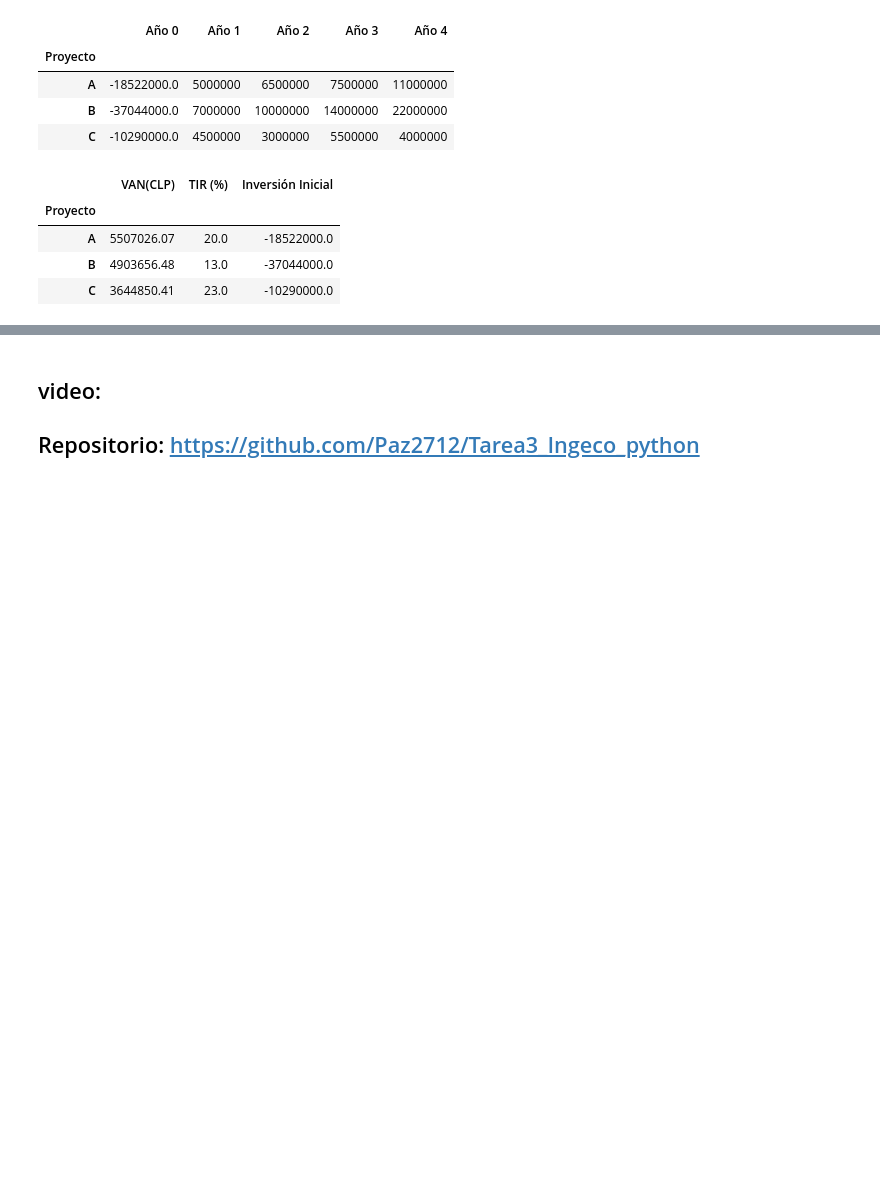
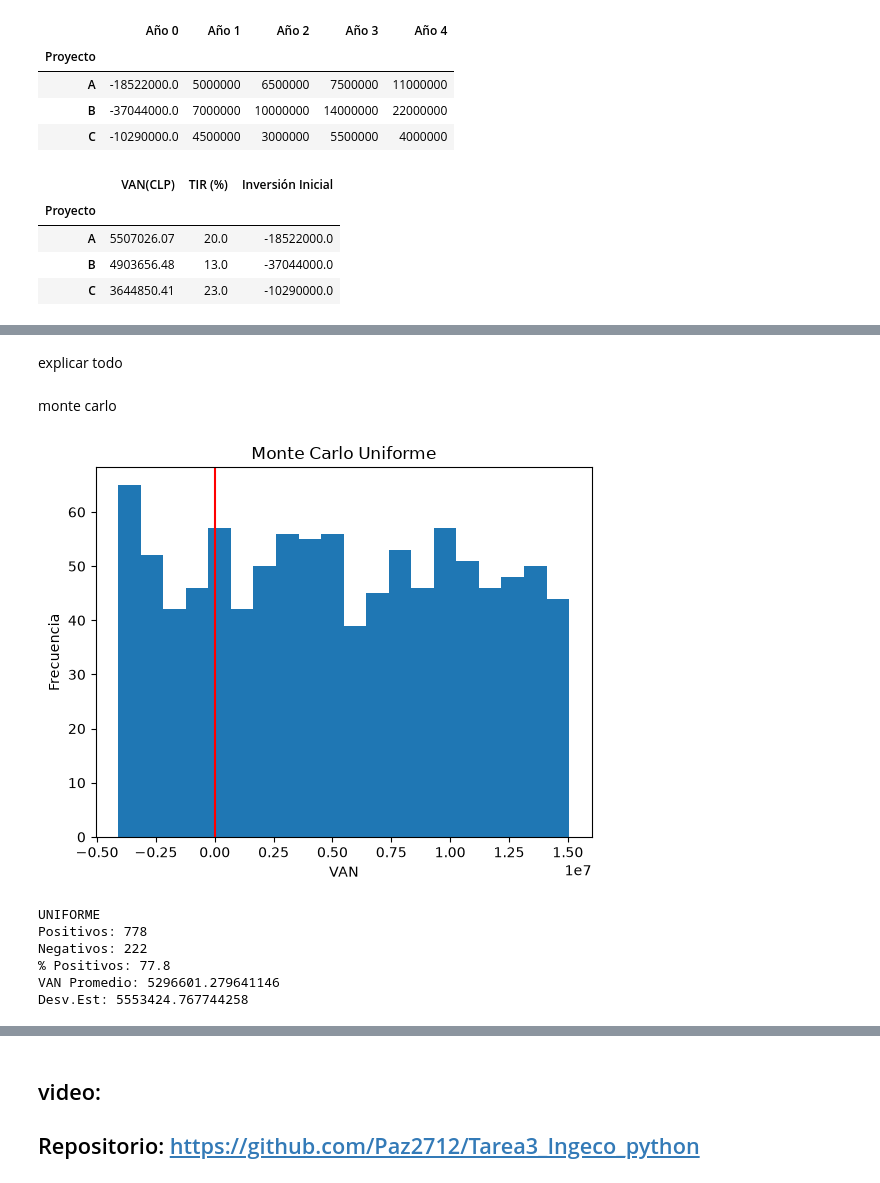
Before and after one commit to Paz2712/Tarea3_Ingeco_python, a Jupyter notebook: Tarea3_2025730294_García.ipynb, the cells around one changed output, grey strips where cells are left out. Drawn from its saved outputs; the diff is of its cells as text; code cells hidden in the pictures; blank space fills up the shorter version.

```diff
--- a/Tarea3_2025730294_García.ipynb
+++ b/Tarea3_2025730294_García.ipynb
@@ -81,0 +165,54 @@ i =0
+# %% [markdown]
+explicar todo
+# %% [markdown]
+monte carlo
+# %%
+rng = np.random.default_rng(2025730294)
+
+m_uniforme = rng.uniform(0.60,1.40,1000)
+
+VanUniforme = []
+
+for m in m_uniforme:
+
+    Valores = [
+            -18522000,
+            5000000 * m,
+            6500000 * m,
+            7500000 * m,
+            11000000 * m
+        ]
+
+    VAN = npf.npv(r, Valores)
+
+    VanUniforme.append(VAN)
+
+plt.hist(VanUniforme,bins=20)
+
+plt.axvline(0,color='red')
+
+plt.title("Monte Carlo Uniforme")
+
+plt.xlabel("VAN")
+
+plt.ylabel("Frecuencia")
+
+plt.show()
+
+PositivosU = np.sum(np.array(VanUniforme) > 0)
+NegativosU = np.sum(np.array(VanUniforme) < 0)
+
+print("UNIFORME")
+print("Positivos:",PositivosU)
+print("Negativos:",NegativosU)
+print("% Positivos:",PositivosU/1000*100)
+print("VAN Promedio:",np.mean(VanUniforme))
+print("Desv.Est:",np.std(VanUniforme))
+# %% [output]
+[figure, added]
+UNIFORME
+Positivos: 778
+Negativos: 222
+% Positivos: 77.8
+VAN Promedio: 5296601.279641146
+Desv.Est: 5553424.767744258
```
Also changed, not shown: parts of 8 cells of this notebook, 2 other files.
